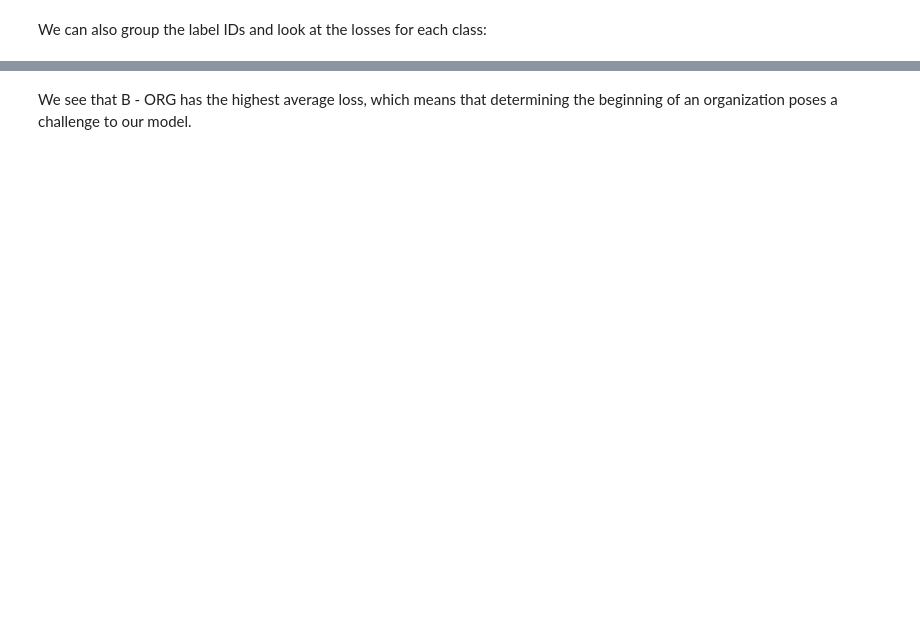
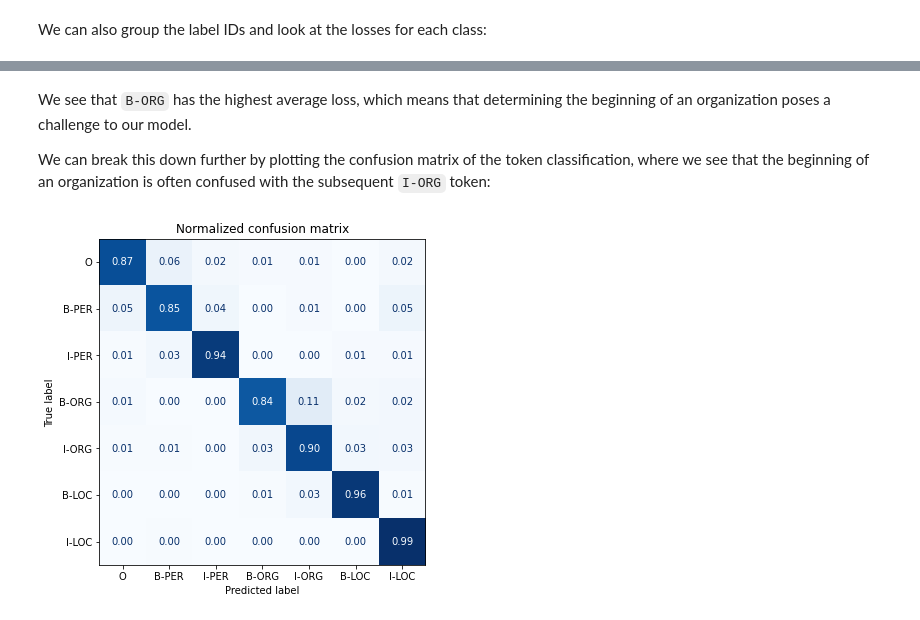
Before and after one commit to rahiakela/transformers-research-and-practice, a Jupyter notebook: natural-language-processing-with-transformers/04-multilingual-ner/multilingual_named_entity_recognition.ipynb, the cells around one changed output, grey strips where cells are left out. Cells and saved outputs as stored; diff of their text form; code cells hidden in the pictures; blank space fills up the shorter version.

```diff
--- a/natural-language-processing-with-transformers/04-multilingual-ner/multilingual_named_entity_recognition.ipynb
+++ b/natural-language-processing-with-transformers/04-multilingual-ner/multilingual_named_entity_recognition.ipynb
@@ -52,6 +55,14 @@ device = torch.device("cuda" if torch.cuda.is_available() else "cpu")
 def display_df(df, max_cols=15, header=True, index=True):
     # 15 cols seems to be limit for O'reilly
     return display(HTML(df.to_html(header=header, index=index, max_cols=max_cols)))
+# %%
+def plot_confusion_matrix(y_preds, y_true, labels):
+    cm = confusion_matrix(y_true, y_preds, normalize="true")
+    fig, ax = plt.subplots(figsize=(6, 6))
+    disp = ConfusionMatrixDisplay(confusion_matrix=cm, display_labels=labels)
+    disp.plot(cmap="Blues", values_format=".2f", ax=ax, colorbar=False)
+    plt.title("Normalized confusion matrix")
+    plt.show()
 # %% [markdown]
 ##The Dataset
 # %% [markdown]
@@ -988,3 +1025,11 @@ We can also group the label IDs and look at the losses for each class:
 # %% [markdown]
-We see that B - ORG has the highest average loss, which means that determining
+We see that `B-ORG` has the highest average loss, which means that determining
 the beginning of an organization poses a challenge to our model.
+
+We can break this down further by plotting the confusion matrix of the token
+classification, where we see that the beginning of an organization is often
+confused with the subsequent `I-ORG` token:
+# %%
+plot_confusion_matrix(df_tokens["labels"], df_tokens["predicted_label"], tags.names)
+# %% [output]
+[figure, added]
```
Also changed, not shown: parts of 16 cells of this notebook.
